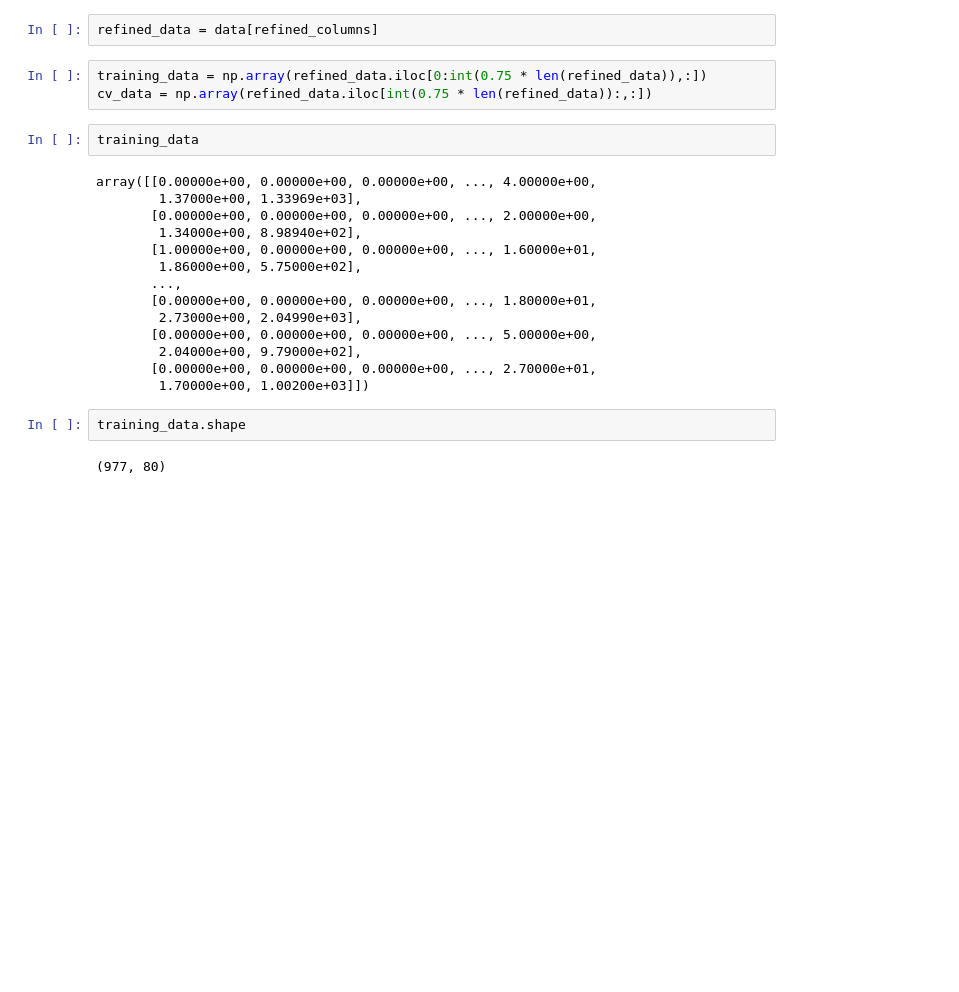
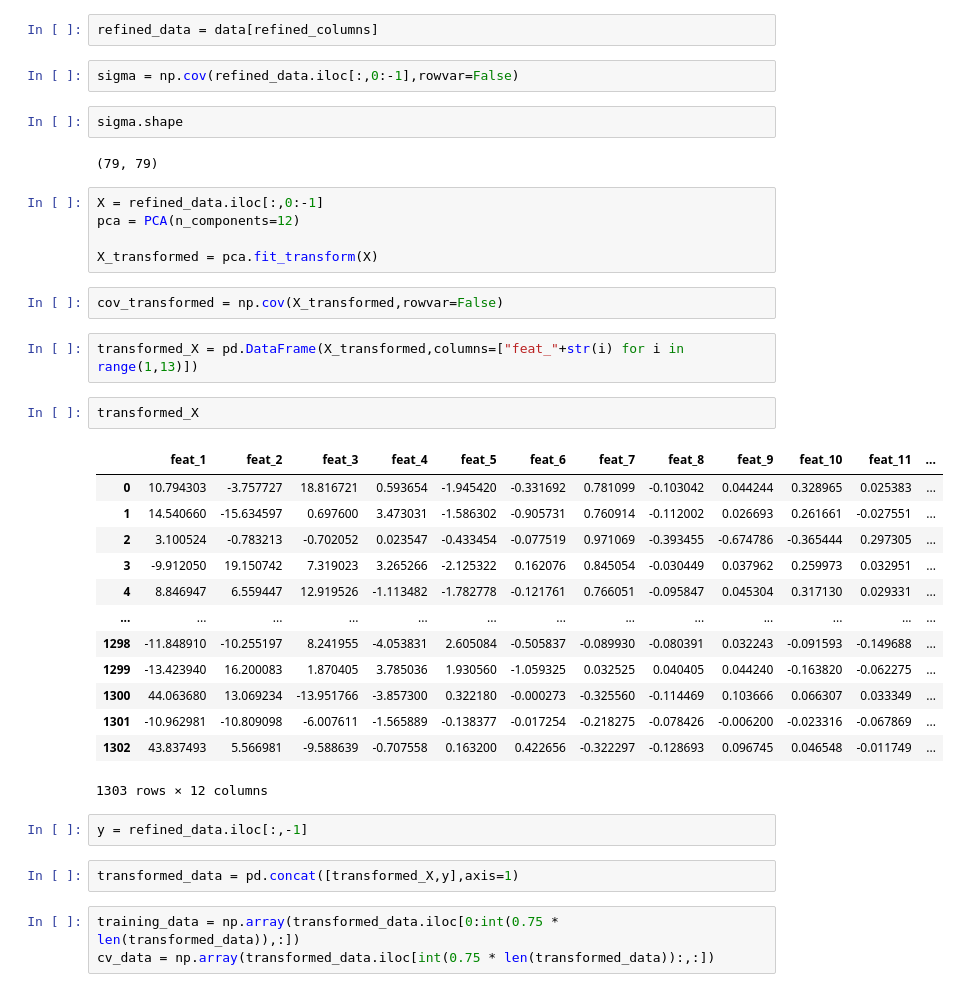
Before and after one commit to aimlrl/PU-Btech-AIML-2023-27-ML-Workshop-Linear-Regression, a Jupyter notebook: linear-regression.ipynb, the cells around one changed output. Saved outputs shown, nothing was run; the diff lists cells and outputs as text; blank space fills up the shorter version.

Commit message:
Kaggle Notebook | linear-regression | performed PCA and divided the data

```diff
--- a/linear-regression.ipynb
+++ b/linear-regression.ipynb
@@ -117,26 +119,41 @@ len(refined_columns)
 ### As you can see that while setting our own course value of Pearson Corrleation as $\pm 0.3, \pm 0.4 \text{or} \pm 0.5$, it's better to perform Pearson Correlation test as it is is giving us far more greater number of Input Features (79) in this case.
 # %%
 refined_data = data[refined_columns]
+# %%
+sigma = np.cov(refined_data.iloc[:,0:-1],rowvar=False)
+# %%
+sigma.shape
+# %% [output]
+(79, 79)
+# %%
+X = refined_data.iloc[:,0:-1]
+pca = PCA(n_components=12)
+
+X_transformed = pca.fit_transform(X)
+# %%
+cov_transformed = np.cov(X_transformed,rowvar=False)
+# %%
+transformed_X = pd.DataFrame(X_transformed,columns=["feat_"+str(i) for i in range(1,13)])
+# %%
+transformed_X
+# %% [output]
+|  | feat_1 | feat_2 | feat_3 | feat_4 | feat_5 | feat_6 | feat_7 | feat_8 | feat_9 | feat_10 | feat_11 | ... |
+| 0 | 10.794303 | -3.757727 | 18.816721 | 0.593654 | -1.945420 | -0.331692 | 0.781099 | -0.103042 | 0.044244 | 0.328965 | 0.025383 | ... |
+| 1 | 14.540660 | -15.634597 | 0.697600 | 3.473031 | -1.586302 | -0.905731 | 0.760914 | -0.112002 | 0.026693 | 0.261661 | -0.027551 | ... |
+| 2 | 3.100524 | -0.783213 | -0.702052 | 0.023547 | -0.433454 | -0.077519 | 0.971069 | -0.393455 | -0.674786 | -0.365444 | 0.297305 | ... |
+| 3 | -9.912050 | 19.150742 | 7.319023 | 3.265266 | -2.125322 | 0.162076 | 0.845054 | -0.030449 | 0.037962 | 0.259973 | 0.032951 | ... |
+| 4 | 8.846947 | 6.559447 | 12.919526 | -1.113482 | -1.782778 | -0.121761 | 0.766051 | -0.095847 | 0.045304 | 0.317130 | 0.029331 | ... |
+| ... | ... | ... | ... | ... | ... | ... | ... | ... | ... | ... | ... | ... |
+| 1298 | -11.848910 | -10.255197 | 8.241955 | -4.053831 | 2.605084 | -0.505837 | -0.089930 | -0.080391 | 0.032243 | -0.091593 | -0.149688 | ... |
+| 1299 | -13.423940 | 16.200083 | 1.870405 | 3.785036 | 1.930560 | -1.059325 | 0.032525 | 0.040405 | 0.044240 | -0.163820 | -0.062275 | ... |
+| 1300 | 44.063680 | 13.069234 | -13.951766 | -3.857300 | 0.322180 | -0.000273 | -0.325560 | -0.114469 | 0.103666 | 0.066307 | 0.033349 | ... |
+| 1301 | -10.962981 | -10.809098 | -6.007611 | -1.565889 | -0.138377 | -0.017254 | -0.218275 | -0.078426 | -0.006200 | -0.023316 | -0.067869 | ... |
+| 1302 | 43.837493 | 5.566981 | -9.588639 | -0.707558 | 0.163200 | 0.422656 | -0.322297 | -0.128693 | 0.096745 | 0.046548 | -0.011749 | ... |
+1303 rows × 12 columns
+# %%
+y = refined_data.iloc[:,-1]
+# %%
+transformed_data = pd.concat([transformed_X,y],axis=1)
 # %%
-training_data = np.array(refined_data.iloc[0:int(0.75 * len(refined_data)),:])
-cv_data = np.array(refined_data.iloc[int(0.75 * len(refined_data)):,:])
+training_data = np.array(transformed_data.iloc[0:int(0.75 * len(transformed_data)),:])
+cv_data = np.array(transformed_data.iloc[int(0.75 * len(transformed_data)):,:])
-# %%
-training_data
-# %% [output]
-array([[0.00000e+00, 0.00000e+00, 0.00000e+00, ..., 4.00000e+00,
-        1.37000e+00, 1.33969e+03],
-       [0.00000e+00, 0.00000e+00, 0.00000e+00, ..., 2.00000e+00,
-        1.34000e+00, 8.98940e+02],
-       [1.00000e+00, 0.00000e+00, 0.00000e+00, ..., 1.60000e+01,
-        1.86000e+00, 5.75000e+02],
-       ...,
-       [0.00000e+00, 0.00000e+00, 0.00000e+00, ..., 1.80000e+01,
-        2.73000e+00, 2.04990e+03],
-       [0.00000e+00, 0.00000e+00, 0.00000e+00, ..., 5.00000e+00,
-        2.04000e+00, 9.79000e+02],
-       [0.00000e+00, 0.00000e+00, 0.00000e+00, ..., 2.70000e+01,
-        1.70000e+00, 1.00200e+03]])
-# %%
-training_data.shape
-# %% [output]
-(977, 80)
```
Also changed, not shown: parts of 2 cells of this notebook.
